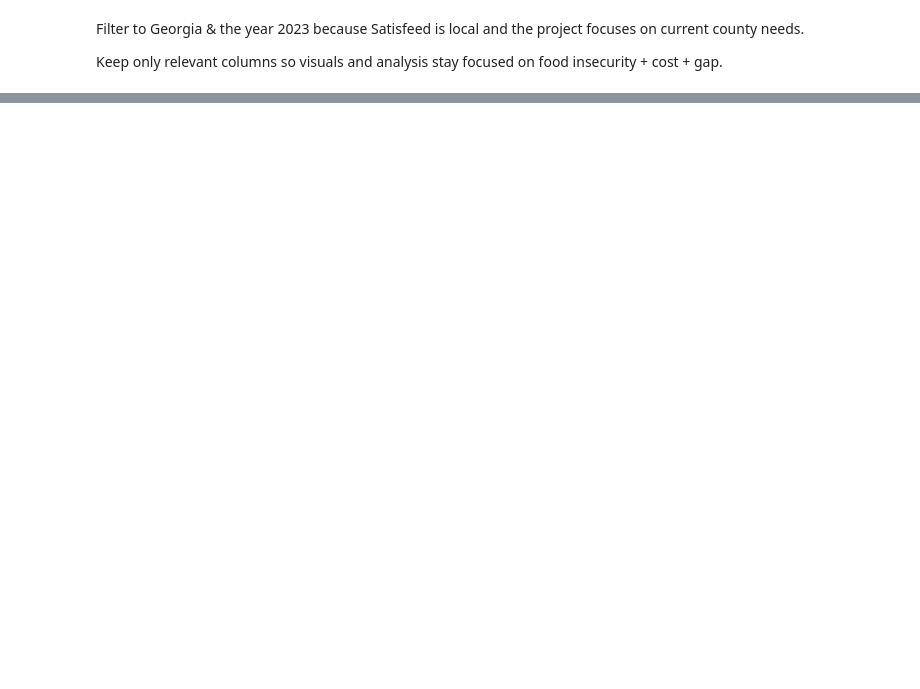
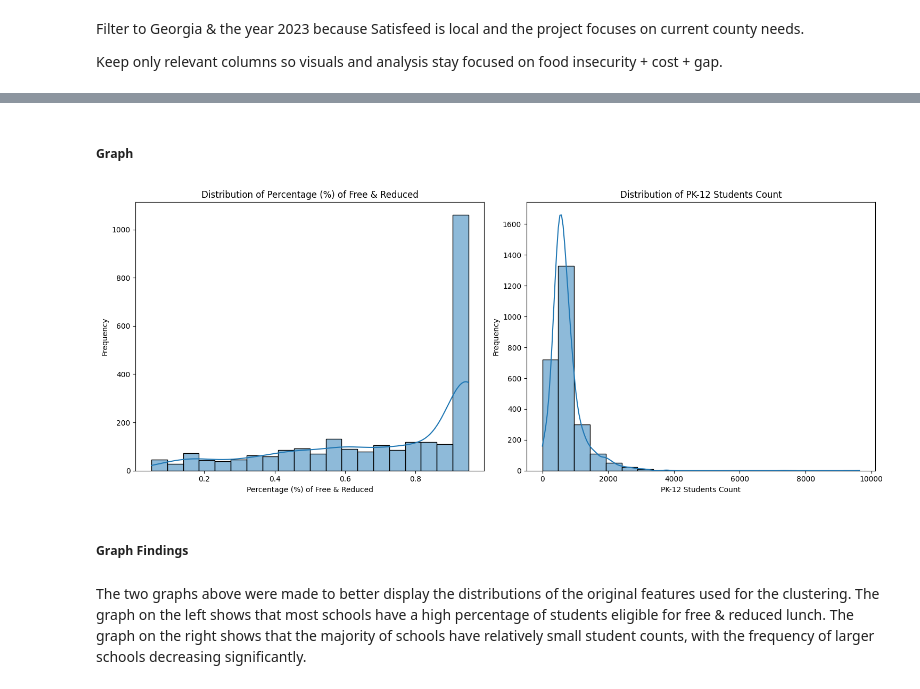
Before and after one commit to GGC-DSA/SatisfeedSchoolsDSA, a Jupyter notebook: docs-Spr2026/Food_Delivery_2026.ipynb, the cells around one changed output, grey strips where cells are left out. Saved outputs shown, nothing was run; the diff lists cells and outputs as text; code cells hidden in the pictures; blank space fills up the shorter version.

```diff
--- a/docs-Spr2026/Food_Delivery_2026.ipynb
+++ b/docs-Spr2026/Food_Delivery_2026.ipynb
@@ -359,0 +591,4 @@ Keep only relevant columns so visuals and analysis stay focused on food insecuri
+# %%
+import pandas as pd
+df = pd.read_csv('Head count of Free and Reduced Lunch.csv')
+df.head()
@@ -359,0 +664,29 @@ Keep only relevant columns so visuals and analysis stay focused on food insecuri
+# %% [markdown]
+##### Graph
+# %%
+import matplotlib.pyplot as plt
+import seaborn as sns
+
+# Plotting distributions of the original features
+plt.figure(figsize=(15, 6))
+
+plt.subplot(1, 2, 1)
+sns.histplot(df['Percentage (%) of Free & Reduced'], kde=True, bins=20)
+plt.title('Distribution of Percentage (%) of Free & Reduced')
+plt.xlabel('Percentage (%) of Free & Reduced')
+plt.ylabel('Frequency')
+
+plt.subplot(1, 2, 2)
+sns.histplot(df['PK-12 Students Count'], kde=True, bins=20)
+plt.title('Distribution of PK-12 Students Count')
+plt.xlabel('PK-12 Students Count')
+plt.ylabel('Frequency')
+
+plt.tight_layout()
+plt.show()
+# %% [output]
+[figure, added]
+# %% [markdown]
+##### Graph Findings
+# %% [markdown]
+The two graphs above were made to better display the distributions of the original features used for the clustering. The graph on the left shows that most schools have a high percentage of students eligible for free & reduced lunch. The graph on the right shows that the majority of schools have relatively small student counts, with the frequency of larger schools decreasing significantly.
```
Also changed, not shown: parts of 59 cells of this notebook.
